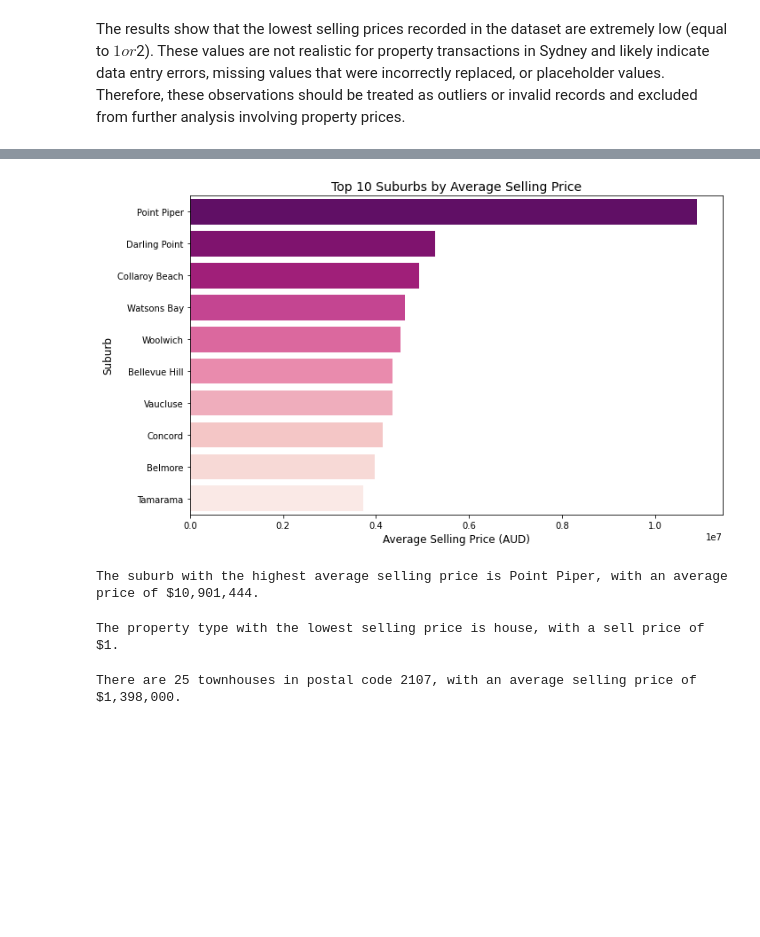
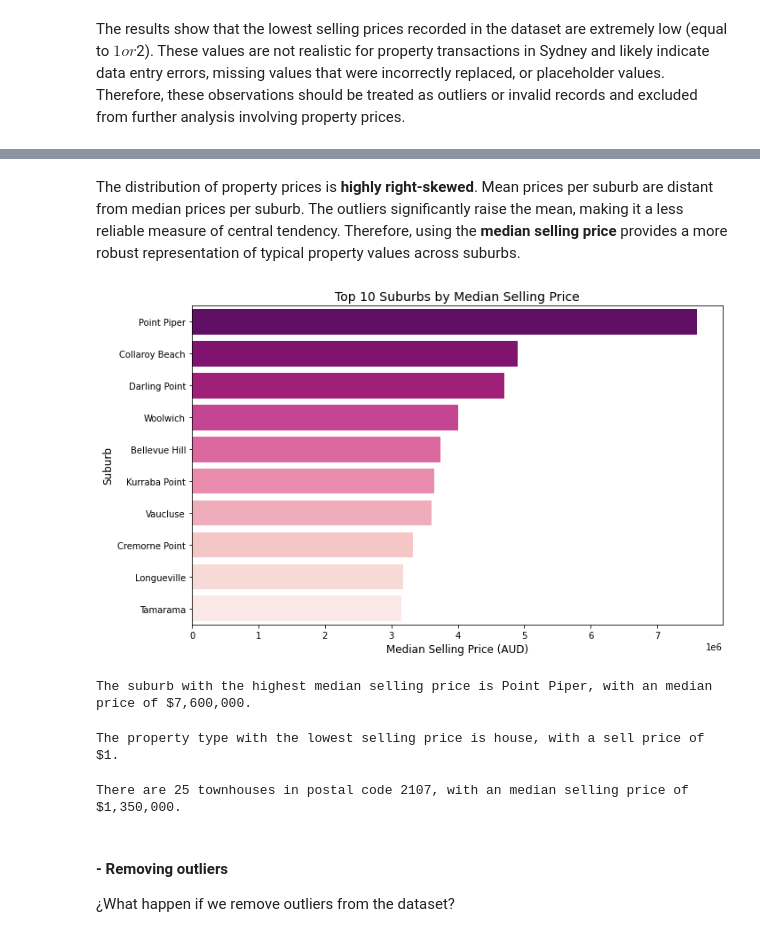
Before and after one commit to melisadigiacomo/sydneyhouseprices, a Jupyter notebook: Sydney_House_Prices.ipynb, the cells around one changed output, grey strips where cells are left out. Drawn from its saved outputs; the diff is of its cells as text; code cells hidden in the pictures; blank space fills up the shorter version.

```diff
--- a/Sydney_House_Prices.ipynb
+++ b/Sydney_House_Prices.ipynb
@@ -270,39 +337,42 @@ The results show that the lowest selling prices recorded in the dataset are extr
+# %% [markdown]
+The distribution of property prices is **highly right-skewed**. Mean prices per suburb are distant from median prices per suburb. The outliers significantly raise the mean, making it a less reliable measure of central tendency.
+Therefore, using the **median selling price** provides a more robust representation of typical property values across suburbs.
 # %%
-avg_price_by_suburb = (
+median_price_by_suburb = (
     df.groupby('suburb')['sellPrice']
-    .mean()
+    .median() # replace mean with median
     .sort_values(ascending=False)
     .head(10)
 )
 
 plt.figure(figsize=(10,6))
 sns.barplot(
-    x=avg_price_by_suburb.values,
-    y=avg_price_by_suburb.index,
+    x=median_price_by_suburb.values,
+    y=median_price_by_suburb.index,
     palette='RdPu_r'
 )
-plt.title('Top 10 Suburbs by Average Selling Price', fontsize=14)
-plt.xlabel('Average Selling Price (AUD)', fontsize=12)
+plt.title('Top 10 Suburbs by Median Selling Price', fontsize=14)
+plt.xlabel('Median Selling Price (AUD)', fontsize=12)
 plt.ylabel('Suburb', fontsize=12)
 plt.tight_layout()
 plt.show()
 # %% [output]
-[figure, old version]
+[figure, new version]
 # %%
-# Suburb with the highest average sellPrice
-highest_avg_suburb = (
+# Suburb with the highest median sellPrice
+highest_median_suburb = (
     df.groupby('suburb')['sellPrice']
-    .mean()
+    .median() # replace mean with median
     .sort_values(ascending=False)
     .head(1)
 )
 
-suburb_name = highest_avg_suburb.index[0]
-avg_price = highest_avg_suburb.values[0]
+suburb_name = highest_median_suburb.index[0]
+median_price = highest_median_suburb.values[0]
 
-print(f"The suburb with the highest average selling price is {suburb_name}, with an average price of ${avg_price:,.0f}.")
+print(f"The suburb with the highest median selling price is {suburb_name}, with an median price of ${median_price:,.0f}.")
 # %% [output]
-The suburb with the highest average selling price is Point Piper, with an average price of $10,901,444.
+The suburb with the highest median selling price is Point Piper, with an median price of $7,600,000.
 # %%
 # Property type with the lowest sell price
 lowest_price_type = (
@@ -321,9 +391,13 @@ townhouse_2107 = df[(df['propType'] == 'townhouse') & (df['postalCode'] == 2107)
 
 count_townhouse_2107 = len(townhouse_2107)
 
-avg_price_townhouse_2107 = townhouse_2107['sellPrice'].mean()
+median_price_townhouse_2107 = townhouse_2107['sellPrice'].median()
 
 print(f"There are {count_townhouse_2107} townhouses in postal code 2107, "
-      f"with an average selling price of ${avg_price_townhouse_2107:,.0f}.")
+      f"with an median selling price of ${median_price_townhouse_2107:,.0f}.")
 # %% [output]
-There are 25 townhouses in postal code 2107, with an average selling price of $1,398,000.
+There are 25 townhouses in postal code 2107, with an median selling price of $1,350,000.
+# %% [markdown]
+#### - Removing outliers
+
+¿What happen if we remove outliers from the dataset?
```
Also changed, not shown: parts of 21 cells of this notebook.
